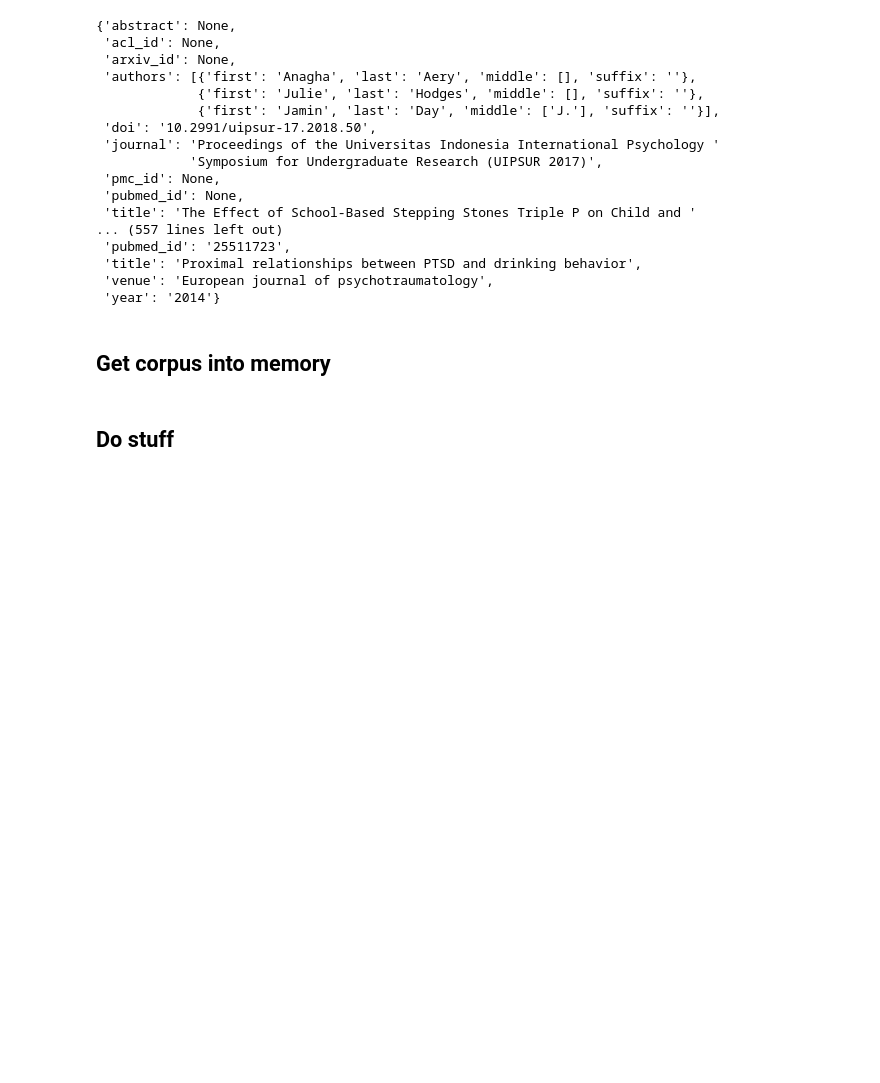
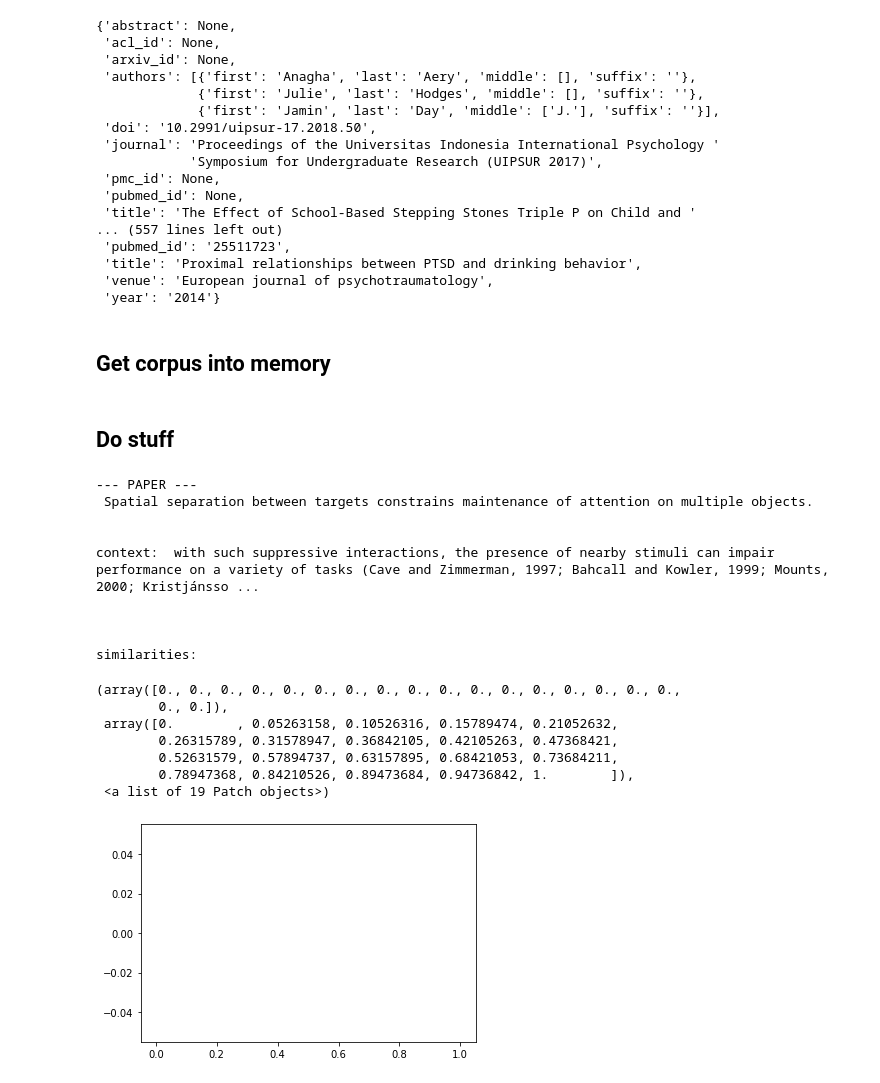
Before and after one commit to kaglowka/source-drill, a Jupyter notebook: analyze.ipynb, the cells around one changed output. Drawn from its saved outputs; the diff is of its cells as text; code cells hidden in the pictures; blank space fills up the shorter version.

Commit message:
Add embedding comparison on corpus (to fix yet)

```diff
--- a/analyze.ipynb
+++ b/analyze.ipynb
@@ -86,3 +86,72 @@ validation_links = links[n_train_links:n_train_links + n_validation_links]
 test_links = links[-n_test_links:]
 # %% [markdown]
 ## Do stuff
+# %%
+from syntok.segmenter import split
+from syntok.tokenizer import Tokenizer
+import json
+from flair.embeddings import WordEmbeddings, FlairEmbeddings, DocumentPoolEmbeddings, StackedEmbeddings
+from flair.data import Sentence
+import numpy as np
+import tqdm
+import sys
+
+glove_embedding = DocumentPoolEmbeddings([WordEmbeddings('glove')])
+
+f_out = sys.stdout
+
+n = 1
+for link in tqdm.tqdm(train_links[:n]):
+    context = link['citation_context']
+    citing_paper = link['citing_paper']
+    cited_paper = link['cited_paper']
+
+    # find the adequate context pair
+    glove_similarities = []
+    citing_string = ''.join([context['pre_context'], context['context_string'], context['post_context']])
+    s = Sentence(citing_string, use_tokenizer=True)
+    glove_embedding.embed(s)
+    glove_citation_embedding = s.embedding.detach()
+
+    for paper_part, text_chunks in cited_paper['grobid_parse'].items():
+        if text_chunks is not None:
+            for text_chunk in text_chunks:
+                if isinstance(text_chunk, dict):
+                    text = text_chunk.get('text')
+                    tokenized_sents = list(split(Tokenizer().tokenize(text)))
+                    sents = [' '.join(str(token) for token in sent) for sent in tokenized_sents]
+
+                    sentences = [s for s in [Sentence(sent, use_tokenizer=True) for sent in sents] if len(s.tokens) > 0]
+                    embeddings = glove_embedding.embed(sentences)
+                    for s in sentences:
+                        e1 = s.embedding.detach()
+                        e2 = glove_citation_embedding
+                        sim = np.dot(e1, e2) / (np.sqrt(np.dot(e1, e1)) * np.sqrt(np.dot(e2, e2)))
+                        glove_similarities.append((sim, s.to_original_text()))
+
+            print('\n\n\n--- PAPER ---', '\n', cited_paper['metadata']['title'], file=f_out, end='\n')
+            print('\n\ncontext: ', citing_string, file=f_out, end='\n\n')
+            print('\n\nsimilarities: ', file=f_out, end='\n\n')
+            print(*sorted(glove_similarities, key=lambda x: x[0], reverse=True)[:20], file=f_out, sep='\n\n')
+            just_sim = [sim for sim, text in glove_similarities]
+            plt.hist(just_sim, bins=np.linspace(0, 1, 20))
+#             print('FLAIR')
+#             print(*sorted(flair_similarities, key=lambda x: x[0], reverse=True)[:10], sep='\n\n')
+# %% [output]
+--- PAPER ---
+ Spatial separation between targets constrains maintenance of attention on multiple objects.
+
+
+context:  with such suppressive interactions, the presence of nearby stimuli can impair performance on a variety of tasks (Cave and Zimmerman, 1997; Bahcall and Kowler, 1999; Mounts, 2000; Kristjánsso ...
+
+
+
+similarities:
+(array([0., 0., 0., 0., 0., 0., 0., 0., 0., 0., 0., 0., 0., 0., 0., 0., 0.,
+        0., 0.]),
+ array([0.        , 0.05263158, 0.10526316, 0.15789474, 0.21052632,
+        0.26315789, 0.31578947, 0.36842105, 0.42105263, 0.47368421,
+        0.52631579, 0.57894737, 0.63157895, 0.68421053, 0.73684211,
+        0.78947368, 0.84210526, 0.89473684, 0.94736842, 1.        ]),
+ <a list of 19 Patch objects>)
+[figure, added]
```
